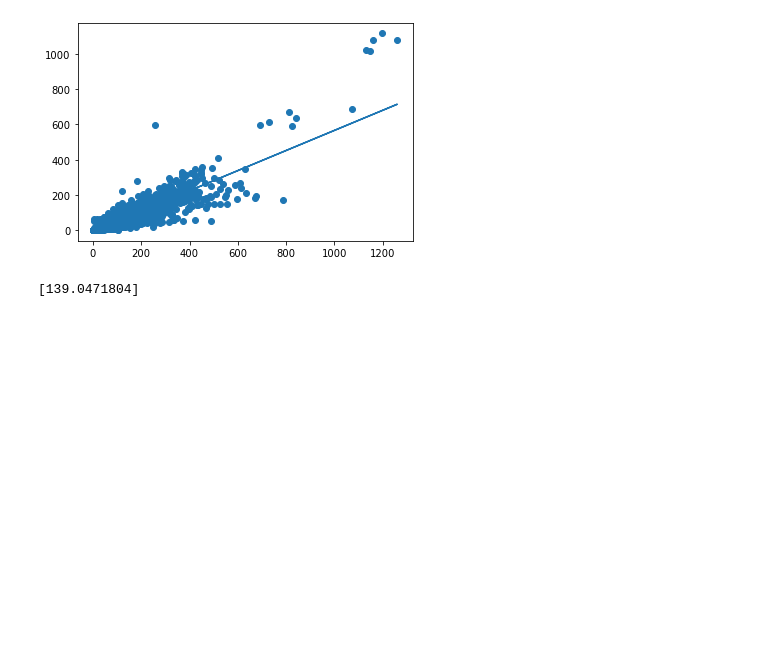
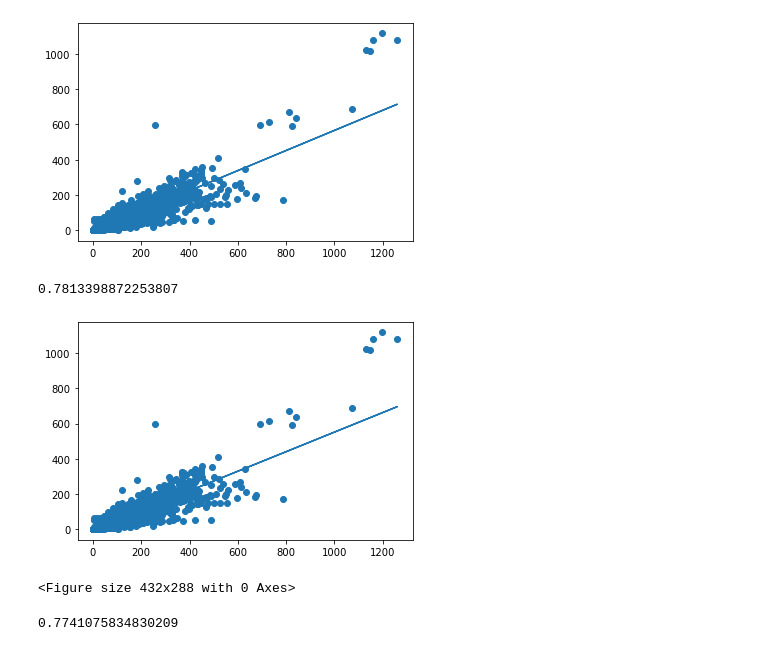
Before and after one commit to lu-fisher/Homelessness-reasons, a Jupyter notebook: Linear regression.ipynb, the cells around one changed output. Saved outputs shown, nothing was run; the diff lists cells and outputs as text; code cells hidden in the pictures; blank space fills up the shorter version.

```diff
--- a/Linear regression.ipynb
+++ b/Linear regression.ipynb
@@ -18,7 +19,28 @@ plt.plot(X, y_pred)
 plt.show()
 # %% [output]
 [figure]
-# %%
-print(model.predict(np.array(250).reshape(1, -1)))
-# %% [output]
-[139.0471804]
+# %%
+model.score(X, y)
+# %% [output]
+0.7813398872253807
+# %%
+X = df[['total_prevention_duty']]
+y = df['total_successful_prevention']
+
+X_test, X_train, y_test, y_train = train_test_split(X, y, test_size=0.2, random_state=42)
+
+model = LinearRegression()
+model.fit(X_train, y_train)
+y_pred = model.predict(X_test)
+
+plt.scatter(X, y)
+plt.plot(X_test, y_pred)
+plt.show()
+plt.clf()
+# %% [output]
+[figure, added]
+<Figure size 432x288 with 0 Axes>
+# %%
+model.score(X_test, y_test)
+# %% [output]
+0.7741075834830209
```
Also changed, not shown: parts of 12 cells of this notebook, 12 other files.
